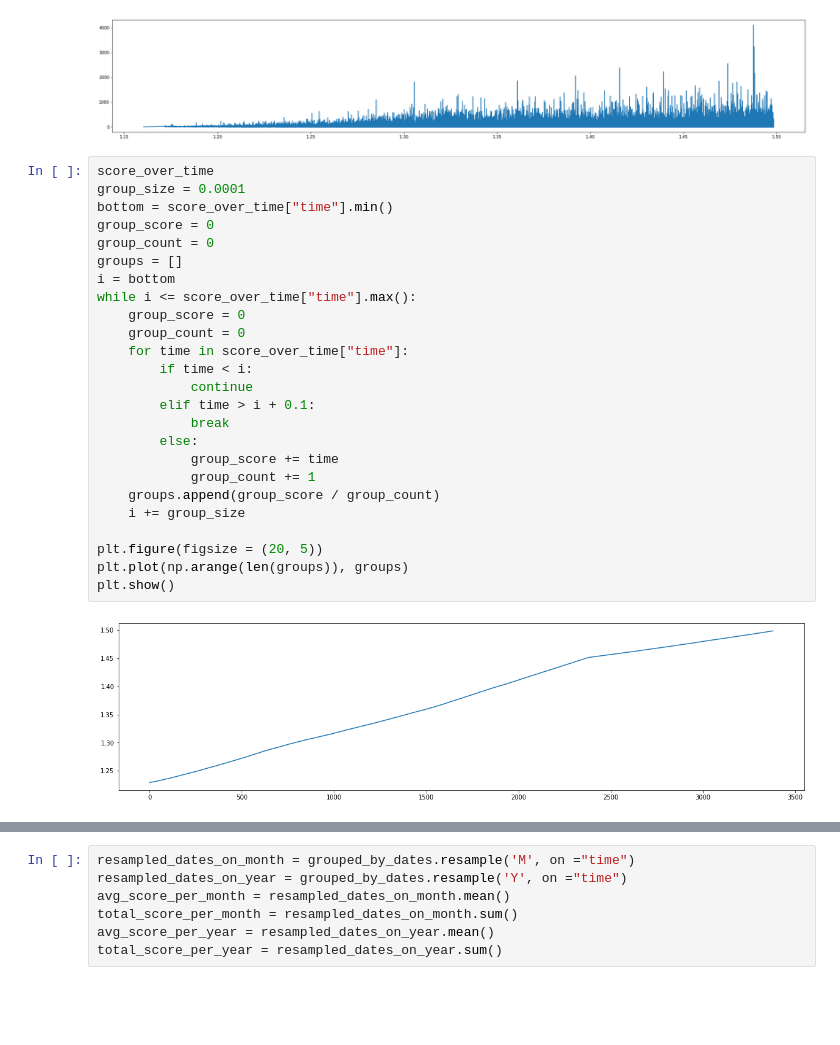
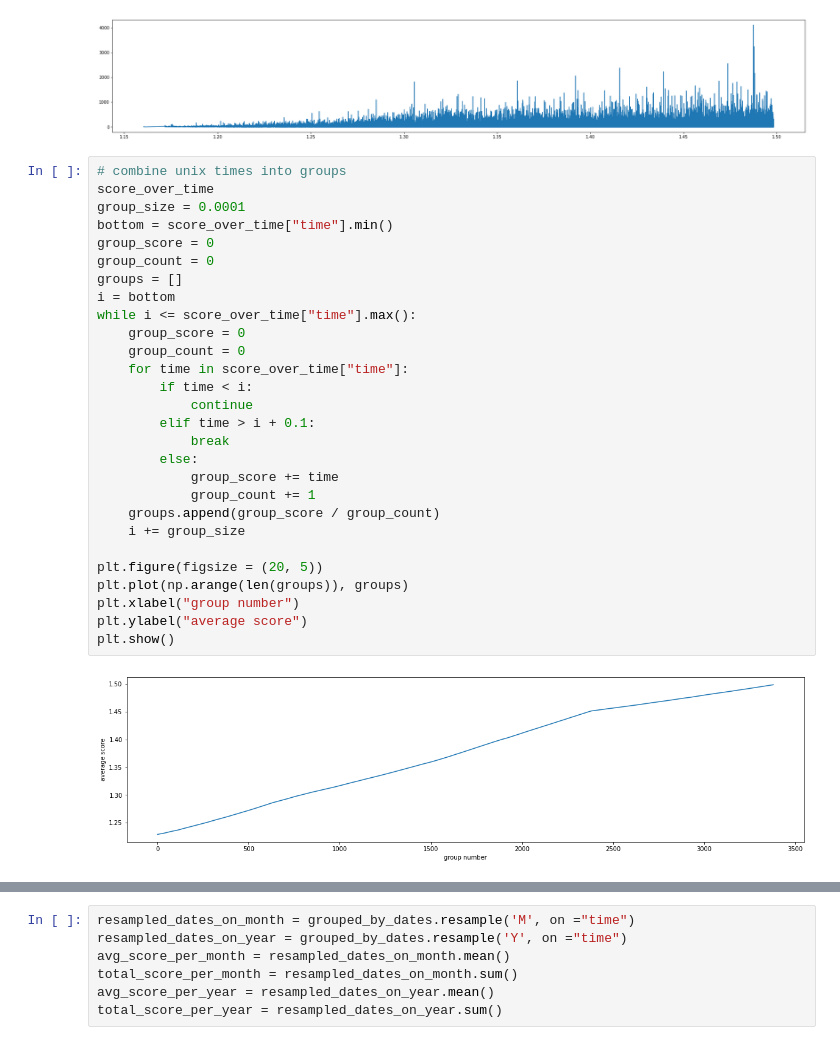
Before and after one commit to Zaidek/Part-II-Disertation, a Jupyter notebook: ptIIproj.ipynb, the cells around one changed output, grey strips where cells are left out. Drawn from its saved outputs; the diff is of its cells as text; blank space fills up the shorter version.

Commit message:
Added more stats about score over time

```diff
--- a/ptIIproj.ipynb
+++ b/ptIIproj.ipynb
@@ -65,30 +73,33 @@ plt.show()
 # %% [output]
 [figure]
 # %%
+# combine unix times into groups
 score_over_time
 group_size = 0.0001
 bottom = score_over_time["time"].min()
 group_score = 0
 group_count = 0
 groups = []
 i = bottom
 while i <= score_over_time["time"].max():
     group_score = 0
     group_count = 0
     for time in score_over_time["time"]:
         if time < i:
             continue
         elif time > i + 0.1:
             break
         else:
             group_score += time
             group_count += 1
     groups.append(group_score / group_count)
     i += group_size
 
 plt.figure(figsize = (20, 5))
 plt.plot(np.arange(len(groups)), groups)
+plt.xlabel("group number")
+plt.ylabel("average score")
 plt.show()
 # %% [output]
-[figure, old version]
+[figure, new version]
 # %%
```
Also changed, not shown: parts of 16 cells of this notebook.
